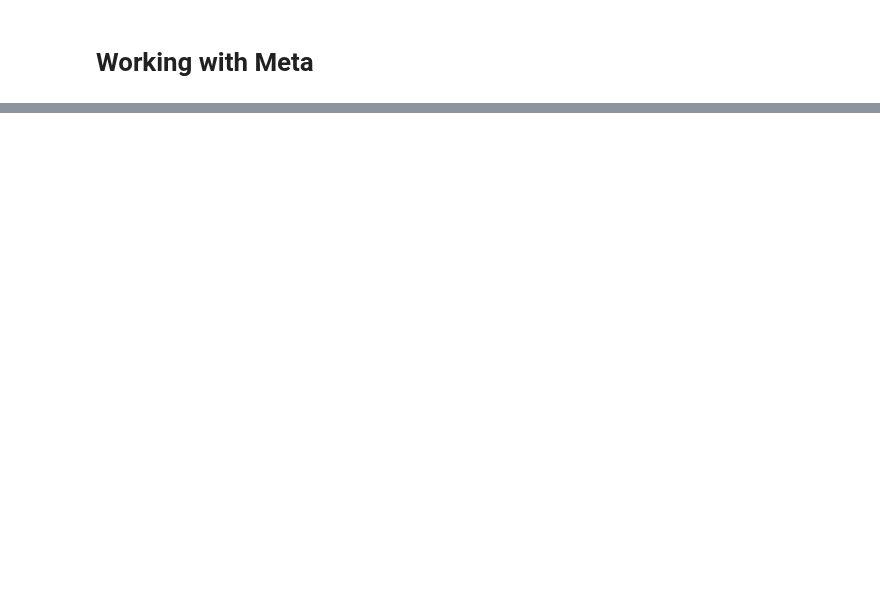
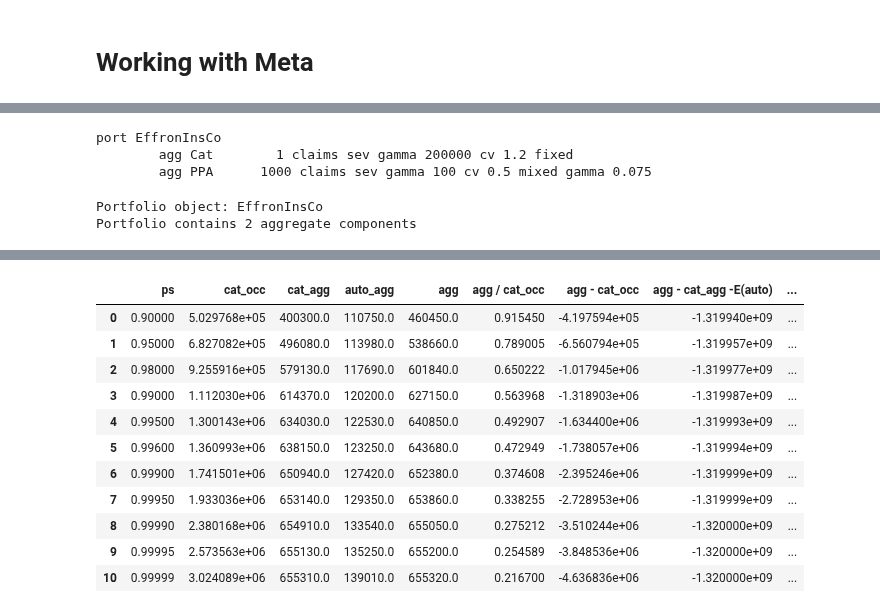
Before and after one commit to mynl/aggregate, a Jupyter notebook: examples/dist_and_pricing.ipynb, the cells around one changed output, grey strips where cells are left out. Saved outputs shown, nothing was run; the diff lists cells and outputs as text; code cells hidden in the pictures; blank space fills up the shorter version.

```diff
--- a/examples/dist_and_pricing.ipynb
+++ b/examples/dist_and_pricing.ipynb
@@ -224,0 +284,7 @@ p2
+# %%
+clean = [re.sub(r'[ ]+', ' ', i.strip()) for i in ans]
+print(clean[0])
+for agg, exp, sev, sevd, fs, freq in zip(*[clean[i::6] for i in range(1,7)]):
+    nm, *rest = exp.split(' ')
+    print(f'\t{agg} {nm:<10s} {float(rest[0]):8.1f} {" ".join(rest[1:]):^20s} {sev} {sevd:<25s} {fs:<8s} {freq}')
+#     print(f'{a:<30s}\t{b:<30s}\t{c:<30s}')
@@ -224,0 +363,8 @@ p2
+# %%
+uw.update = False
+pgm = f'''
+port OnePercentInsCo
+	agg Cat        1.75 claims sev {0.01 * np.exp(19.9):.1f} * lognorm 2.36 poisson
+	agg PPA    {0.01 * 20e6} claims sev    {6600 * np.exp(-2.7**2 / 2):.2f} * lognorm 2.70 mixed gamma 0.075'''
+print(pgm)
+bk = uw(pgm)
@@ -224,0 +525,5 @@ p2
+# %%
+f, ax = plt.subplots(1,1, figsize=(5, 3.5))
+bk.density_df[['exeqa_Cat', 'exeqa_PPA']].plot(ax=ax, logy=False, logx=False, ylim=[0, 2e9], xlim=[0e9, 3e9],
+                                               title='Conditional Expectation by Line Given Total Loss\n$E(X_i \mid X)$')
+plt.savefig('/s/telos/notes/img/onepercentco-exeqa.pdf')
@@ -224,0 +541,42 @@ p2
+# %%
+uw.update = False
+pgm = f'''
+port EffronInsCo
+	agg Cat        1 claims sev gamma 200000 cv 1.2 fixed
+	agg PPA      1000 claims sev gamma 100 cv 0.5 mixed gamma 0.075 '''
+print(pgm)
+bk = uw(pgm)
+
+bk.update(16, 10, padding=0, remove_fuzz=True, add_exa=True, trim_df=False, approx_freq_ge=1e6)
+bk.plot('quick')
+display(bk)
+
+axiter = agg.axiter_factory(None, 6, nr=3, aspect=1.414, height=2.5)
+bk.plot(subplots=True, axiter=axiter, logy=True)
+bk.plot(subplots=True, axiter=axiter, logy=True, logx=True)
+
+aggq = np.vectorize(bk.q)
+cataggq = np.vectorize(bk.agg_list[0].q)
+autoaggq = np.vectorize(bk.agg_list[1].q)
+catoccq = bk.agg_list[0].sevs[0].ppf
+
+ps = np.array([0.9, 0.95, 0.98, 0.99, 0.995, 0.996, 0.999, 0.9995, 0.9999, 0.99995, 0.99999])
+df = pd.DataFrame(dict(ps = ps, cat_occ = catoccq(ps), cat_agg = cataggq(ps), auto_agg = autoaggq(ps), agg = aggq(ps)))
+df['agg / cat_occ'] = df['agg'] / df.cat_occ
+df['agg - cat_occ'] = df['agg'] - df.cat_occ * 1.75
+df['agg - cat_agg -E(auto)'] = df['agg'] - 1.32e9 - df.cat_agg
+df['cat_agg / cat_occ'] = df['cat_agg'] / df.cat_occ
+display(df)
+
+ef = pd.DataFrame(dict(xss = np.linspace(1e9, 1e11, 10)))
+ef['occ'] = bk.agg_list[0].sevs[0].sf(ef.xss)
+ef['agg'] = bk.agg_list[0].sf(ef.xss)
+ef['agg/occ'] = ef['agg'] / ef['occ']
+ef = ef.set_index('xss')
+display(ef)
+# %% [output]
+port EffronInsCo
+        agg Cat        1 claims sev gamma 200000 cv 1.2 fixed
+        agg PPA      1000 claims sev gamma 100 cv 0.5 mixed gamma 0.075
+Portfolio object: EffronInsCo
+Portfolio contains 2 aggregate components
@@ -224,0 +600,12 @@ p2
+|  | ps | cat_occ | cat_agg | auto_agg | agg | agg / cat_occ | agg - cat_occ | agg - cat_agg -E(auto) | ... |
+| 0 | 0.90000 | 5.029768e+05 | 400300.0 | 110750.0 | 460450.0 | 0.915450 | -4.197594e+05 | -1.319940e+09 | ... |
+| 1 | 0.95000 | 6.827082e+05 | 496080.0 | 113980.0 | 538660.0 | 0.789005 | -6.560794e+05 | -1.319957e+09 | ... |
+| 2 | 0.98000 | 9.255916e+05 | 579130.0 | 117690.0 | 601840.0 | 0.650222 | -1.017945e+06 | -1.319977e+09 | ... |
+| 3 | 0.99000 | 1.112030e+06 | 614370.0 | 120200.0 | 627150.0 | 0.563968 | -1.318903e+06 | -1.319987e+09 | ... |
+| 4 | 0.99500 | 1.300143e+06 | 634030.0 | 122530.0 | 640850.0 | 0.492907 | -1.634400e+06 | -1.319993e+09 | ... |
+| 5 | 0.99600 | 1.360993e+06 | 638150.0 | 123250.0 | 643680.0 | 0.472949 | -1.738057e+06 | -1.319994e+09 | ... |
+| 6 | 0.99900 | 1.741501e+06 | 650940.0 | 127420.0 | 652380.0 | 0.374608 | -2.395246e+06 | -1.319999e+09 | ... |
+| 7 | 0.99950 | 1.933036e+06 | 653140.0 | 129350.0 | 653860.0 | 0.338255 | -2.728953e+06 | -1.319999e+09 | ... |
+| 8 | 0.99990 | 2.380168e+06 | 654910.0 | 133540.0 | 655050.0 | 0.275212 | -3.510244e+06 | -1.320000e+09 | ... |
+| 9 | 0.99995 | 2.573563e+06 | 655130.0 | 135250.0 | 655200.0 | 0.254589 | -3.848536e+06 | -1.320000e+09 | ... |
+| 10 | 0.99999 | 3.024089e+06 | 655310.0 | 139010.0 | 655320.0 | 0.216700 | -4.636836e+06 | -1.320000e+09 | ... |
```
Also changed, not shown: parts of 48 cells of this notebook, 9 other files.
